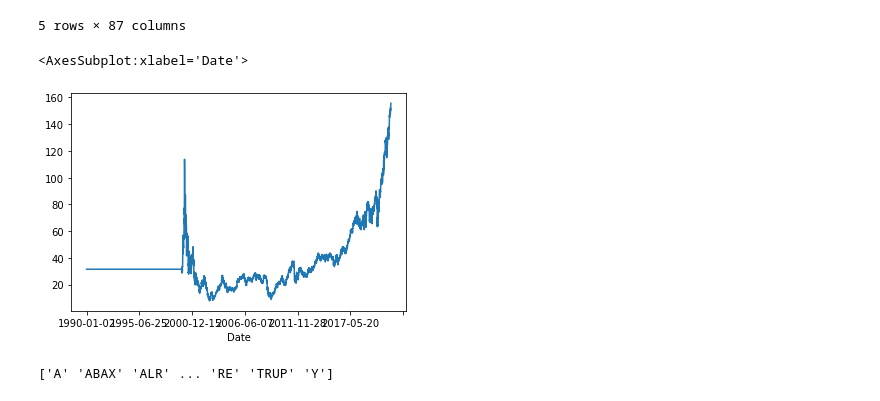
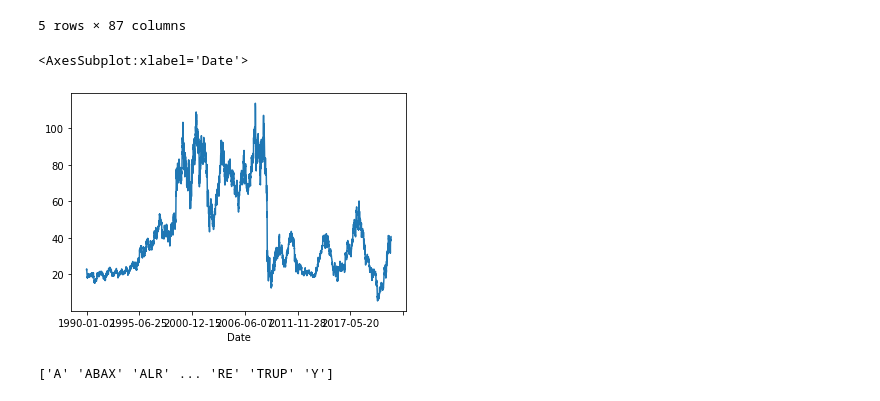
Before and after one commit to mpolch/datachallenge, a Jupyter notebook: StockPricesAnalyses/StockPriceAnalyses.ipynb, the cells around one changed output. Drawn from its saved outputs; the diff is of its cells as text; code cells hidden in the pictures.

```diff
--- a/StockPricesAnalyses/StockPriceAnalyses.ipynb
+++ b/StockPricesAnalyses/StockPriceAnalyses.ipynb
@@ -35,10 +35,10 @@ df_m.head()
 | 4 | A | 45846 | USD | 2012 | Q4 | 2012-10-31 | 2012-12-20 | ... |
 5 rows × 87 columns
 # %%
-df["A"].plot()
+df["AA"].plot()
 # %% [output]
 <AxesSubplot:xlabel='Date'>
-[figure, old version]
+[figure, new version]
 # %%
 print(df_m["Ticker"].unique())
 # %% [output]
```
Also changed, not shown: parts of 51 cells of this notebook, 3 other files.
